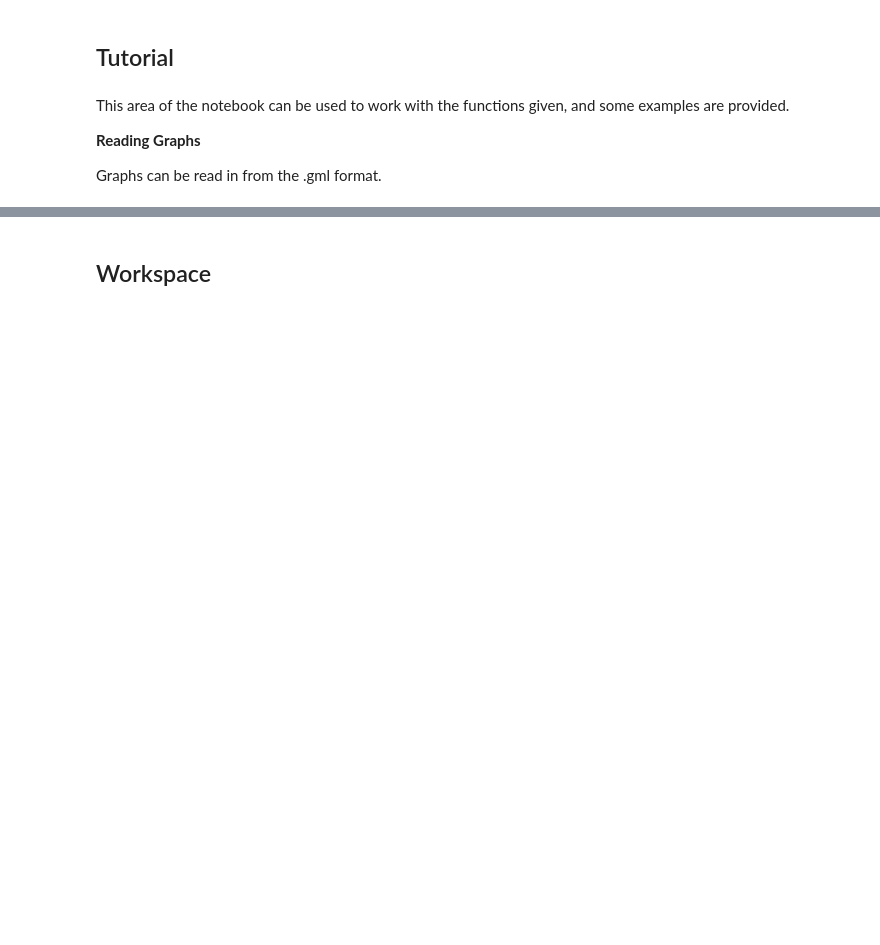
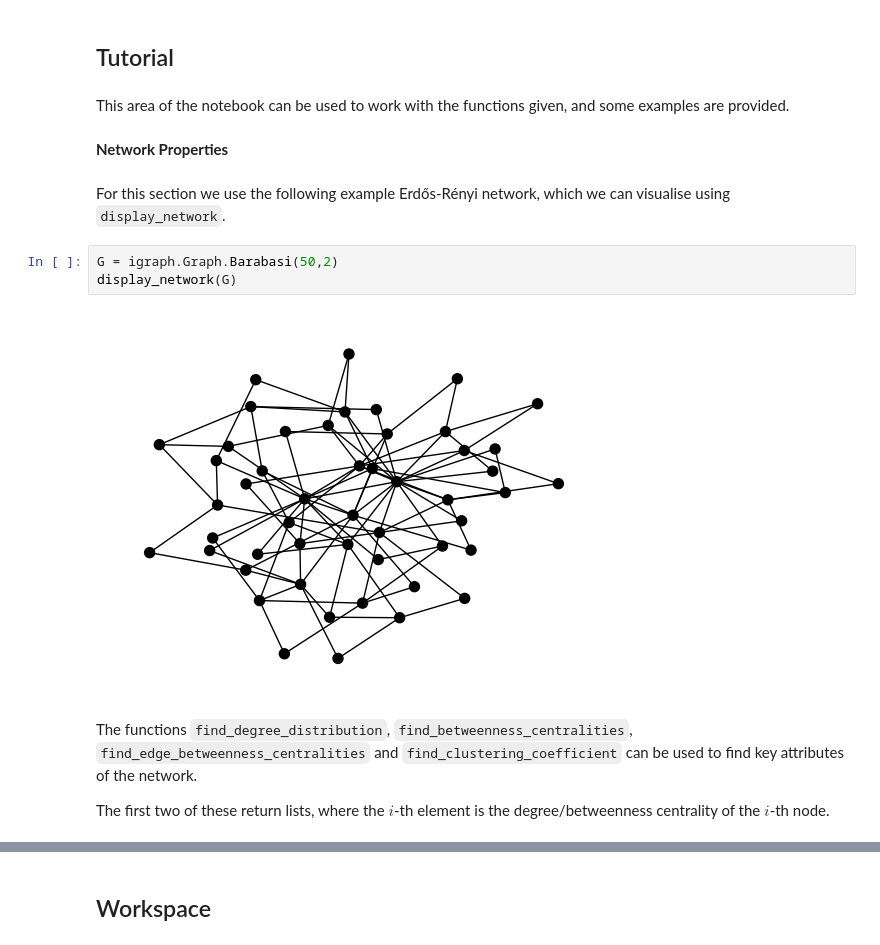
Before and after one commit to katherinehamilton/fractalnetworks, a Jupyter notebook: network-properties.ipynb, the cells around one changed output, grey strips where cells are left out. Drawn from its saved outputs; the diff is of its cells as text; blank space fills up the shorter version.

Commit message:
Added lots of new functions, docstrings, code cleaned and added a tutorial.

```diff
--- a/network-properties.ipynb
+++ b/network-properties.ipynb
@@ -13,7 +27,16 @@ import time
 <h2> Tutorial
 # %% [markdown]
 This area of the notebook can be used to work with the functions given, and some examples are provided.
-
-**Reading Graphs**
-
-Graphs can be read in from the .gml format.
+# %% [markdown]
+**Network Properties**
+# %% [markdown]
+For this section we use the following example Erdős-Rényi network, which we can visualise using `display_network`.
+# %%
+G = igraph.Graph.Barabasi(50,2)
+display_network(G)
+# %% [output]
+[figure, added]
+# %% [markdown]
+The functions `find_degree_distribution`, `find_betweenness_centralities`, `find_edge_betweenness_centralities` and `find_clustering_coefficient` can be used to find key attributes of the network.
+
+The first two of these return lists, where the $i$-th element is the degree/betweenness centrality of the $i$-th node.
```
Also changed, not shown: parts of 196 cells of this notebook.
